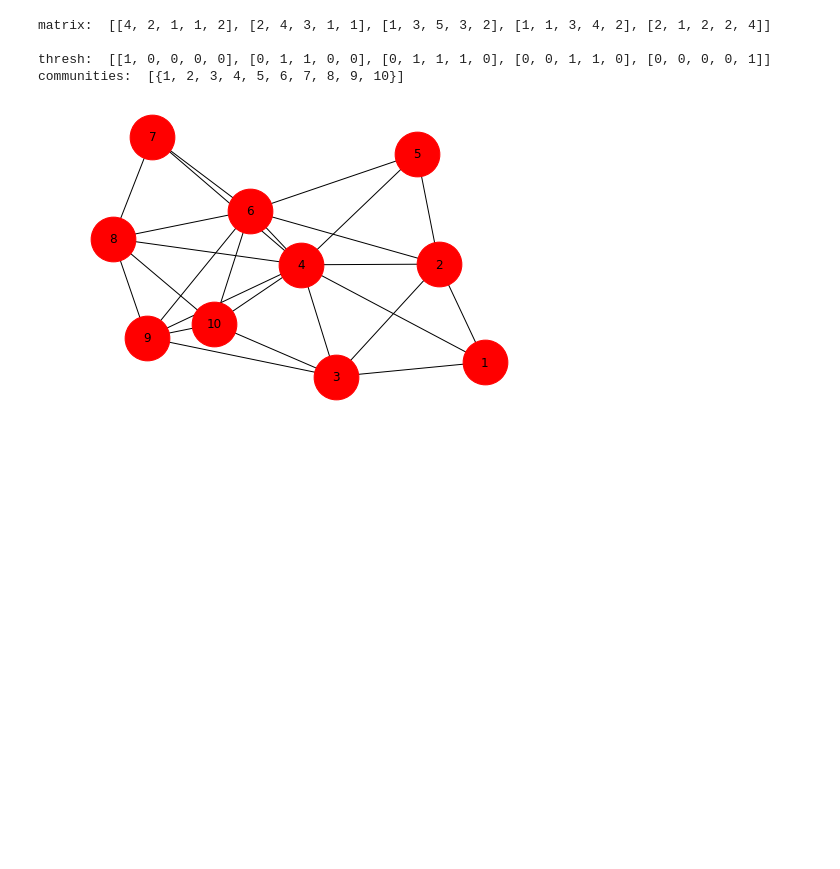
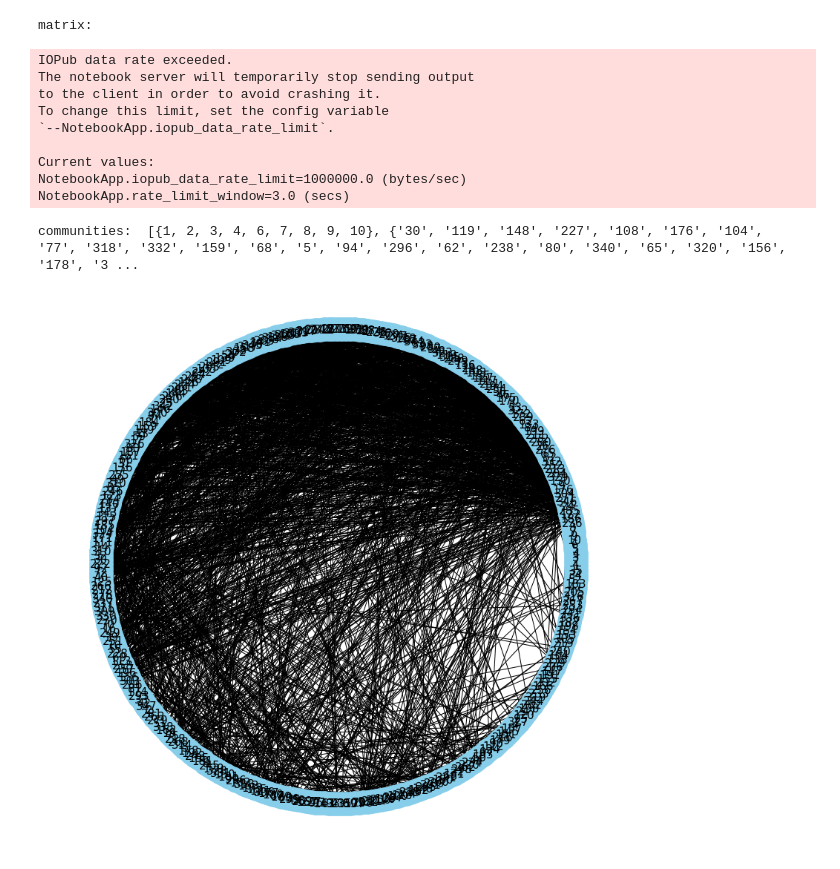
Before and after one commit to mayacahana/Algorithms-and-Applications-in-Social-Networks, a Jupyter notebook: Assignment_2/Untitled.ipynb, the cells around one changed output. Cells and saved outputs as stored; diff of their text form; code cells hidden in the pictures; blank space fills up the shorter version.

```diff
--- a/Assignment_2/Untitled.ipynb
+++ b/Assignment_2/Untitled.ipynb
@@ -3,6 +3,8 @@
 # receive a network and parameter k (size of clique) are return the communities.
 import networkx as nx
 import itertools
+import matplotlib.pyplot as plt
+
 
 def initArray(n):
     array = []
@@ -62,9 +64,6 @@ def k_clique_communities(G, k):
                     for node_2 in cliques[i]:
                         M.add_edge(node_1, node_2)
 
-
-
-
     #nx.draw(M, node_color = color_map, with_labels = True, node_size=2000)
     return list(nx.connected_components(M))
 
@@ -86,36 +85,43 @@ G.add_edge(3, 10)
 G.add_edge(3, 9)
 G.add_edge(3, 4)
 G.add_edge(4, 6)
 G.add_edge(4, 7)
 G.add_edge(4, 8)
 G.add_edge(4, 9)
 G.add_edge(4, 10)
 G.add_edge(5, 6)
 G.add_edge(6, 7)
 G.add_edge(6, 8)
 G.add_edge(6, 9)
 G.add_edge(6, 10)
 G.add_edge(7, 8)
 G.add_edge(8, 9)
 G.add_edge(8,10)
 G.add_edge(9, 10)
 
 with open("communities.txt") as file:
     G1 = nx.Graph()
     lines = [line.rstrip('\n') for line in file]
     for line in lines:
         edge = str(line).split(' ')
         #print (edge)
         G.add_edge(edge[0], edge[1])
     plt.figure(3,figsize=(10,10))
     pos = nx.circular_layout(G)
     nx.draw(G, pos, with_labels=True, node_size=1000, node_color="skyblue", font_size=15)
 
-nx.draw(G, with_labels = True, node_size=2000)
+#nx.draw(G, with_labels = True, node_size=2000)
 print("communities: ", k_clique_communities(G, 4))
 # %% [output]
-matrix:  [[4, 2, 1, 1, 2], [2, 4, 3, 1, 1], [1, 3, 5, 3, 2], [1, 1, 3, 4, 2], [2, 1, 2, 2, 4]]
-
-thresh:  [[1, 0, 0, 0, 0], [0, 1, 1, 0, 0], [0, 1, 1, 1, 0], [0, 0, 1, 1, 0], [0, 0, 0, 0, 1]]
-communities:  [{1, 2, 3, 4, 5, 6, 7, 8, 9, 10}]
+matrix:
+IOPub data rate exceeded.
+The notebook server will temporarily stop sending output
+to the client in order to avoid crashing it.
+To change this limit, set the config variable
+`--NotebookApp.iopub_data_rate_limit`.
+
+Current values:
+NotebookApp.iopub_data_rate_limit=1000000.0 (bytes/sec)
+NotebookApp.rate_limit_window=3.0 (secs)
+communities:  [{1, 2, 3, 4, 6, 7, 8, 9, 10}, {'30', '119', '148', '227', '108', '176', '104', '77', '318', '332', '159', '68', '5', '94', '296', '62', '238', '80', '340', '65', '320', '156', '178', '3 ...
-[figure, old version]
+[figure, new version]
```
Also changed, not shown: 1 other file.
